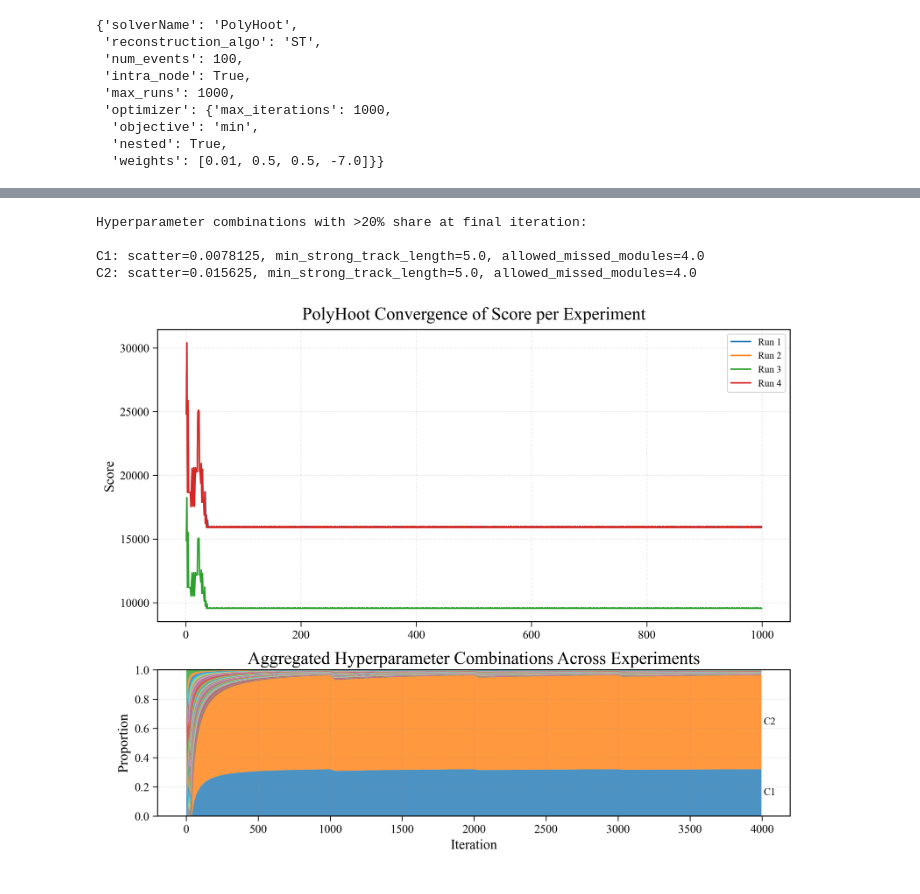
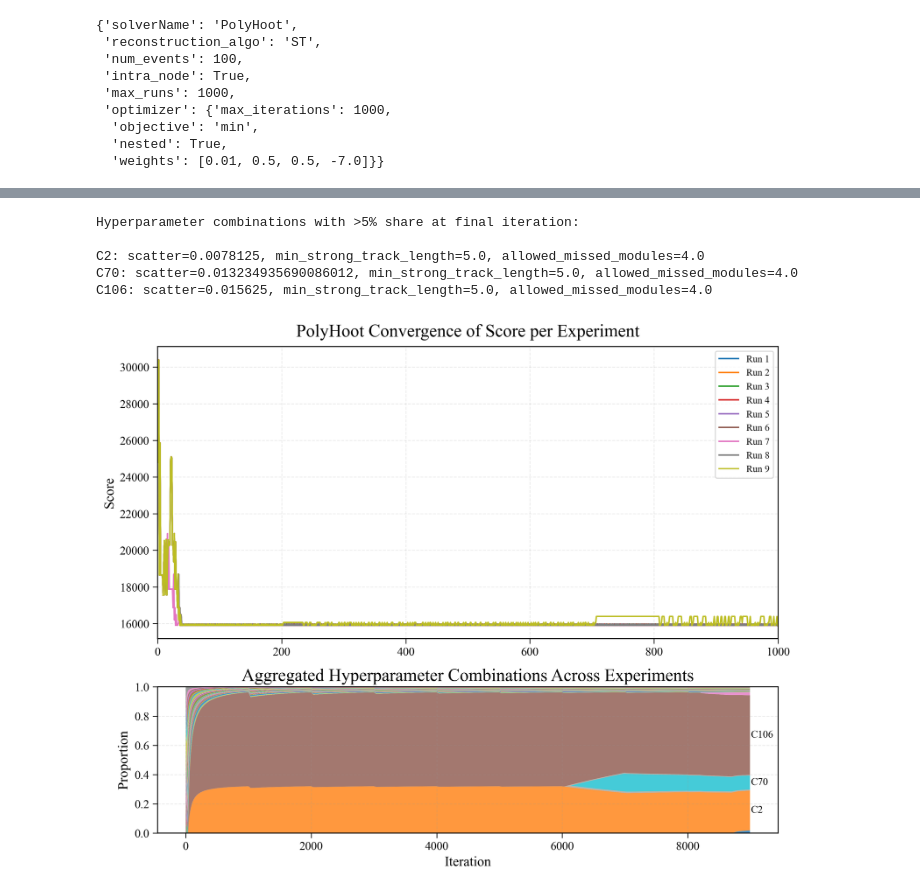
Before and after one commit to SvenHockers/velopix_tracking, a Jupyter notebook: results/ResultStability.ipynb, the cells around one changed output, grey strips where cells are left out. Drawn from its saved outputs; the diff is of its cells as text; code cells hidden in the pictures.

Commit message:
Additional Results

```diff
--- a/results/ResultStability.ipynb
+++ b/results/ResultStability.ipynb
@@ -254,7 +255,8 @@ def plot_multiple(
     linewidth=1.5,
     title="Score Convergence per Experiment",
     title_panel="Aggregate Hyperparameter Combinations",
-    annotate_threshold=0.2
+    annotate_threshold=0.2,
+    xlim=1000
 ):
     import matplotlib.pyplot as plt
     import numpy as np
@@ -309,6 +311,7 @@ def plot_multiple(
     ax1.set_title(title, pad=10)
     ax1.set_ylabel("Score")
     ax1.legend(labels=labels, loc='best', fontsize=label_fontsize * 0.7)
+    ax1.set_xlim(0, xlim)
     ax1.grid(True)
 
     # === BOTTOM PANEL: Aggregate combo proportions
@@ -373,19 +376,40 @@ file_name = "result_PolyHoot_ST_1_0b334e11-2d73-48cf-a880-c445b415abd3.jsonl"
 file_name1 = "result_PolyHoot_ST_1_1a375432-5c13-4b1c-82b2-49317b32a699.jsonl"
 file_name2 = "result_PolyHoot_ST_1_151fc9ea-d6e7-464d-a78a-a46a475eb3f1.jsonl"
 file_name3 = "result_PolyHoot_ST_1_dc6a9e2d-d305-4f5f-884b-3ed725501e3c.jsonl"
+file_name4 = "result_PolyHoot_ST_custom1.jsonl"
+file_name5 = "result_PolyHoot_ST_custom2.jsonl"
+file_name6 = "result_PolyHoot_ST_custom3.jsonl"
+file_name7 = "result_PolyHoot_ST_custom4.jsonl"
+file_name8 = "result_PolyHoot_ST_custom5.jsonl"
+file_name9 = "result_PolyHoot_ST_custom6.jsonl"
 df0 = parse_results(path + file_name)
 df1 = parse_results(path + file_name1)
 df2 = parse_results(path + file_name2)
 df3 = parse_results(path + file_name3)
+df4 = parse_results(path + file_name4)
+df5 = parse_results(path + file_name5)
+df6 = parse_results(path + file_name6)
+df7 = parse_results(path + file_name7)
+df8 = parse_results(path + file_name8)
+df9 = parse_results(path + file_name9)
 
 # Assign config to each DataFrameåß
 df0["config"] = file_name
 df1["config"] = file_name1
 df2["config"] = file_name2
 df3["config"] = file_name3
+df4["config"] = file_name4
+df5["config"] = file_name5
+df6["config"] = file_name6
+df7["config"] = file_name7
+df8["config"] = file_name8
+df9["config"] = file_name9
 
 # Merge all DataFrames into one
-df_full = pd.concat([df0, df1, df2, df3], ignore_index=True)
+original = [df0, df1, df2, df3, df4, df5, df6, df7, df8, df9]
+rm = [df0, df1, df3, df4, df5, df6, df7, df8, df9]
+modified = [df0, df2, df3, df7, df8, df9]
+df_full = pd.concat(rm, ignore_index=True)
 df_full.head()
 # %% [output]
 |  | id | score | total_ghosts | overall_ghost_rate | event_avg_ghost_rate | clone_percentage | ... |
@@ -397,14 +421,17 @@ df_full.head()
 # %%
 plot_multiple(
     full_df=df_full.dropna(),
     hyperparam_names=['scatter', 'min_strong_track_length', 'allowed_missed_modules'],
     config_col='config',
     title="PolyHoot Convergence of Score per Experiment",
-    title_panel="Aggregated Hyperparameter Combinations Across Experiments"
+    title_panel="Aggregated Hyperparameter Combinations Across Experiments",
+    xlim=1000,
+    annotate_threshold=0.05
 )
 # %% [output]
-Hyperparameter combinations with >20% share at final iteration:
+Hyperparameter combinations with >5% share at final iteration:
 
-C1: scatter=0.0078125, min_strong_track_length=5.0, allowed_missed_modules=4.0
-C2: scatter=0.015625, min_strong_track_length=5.0, allowed_missed_modules=4.0
+C2: scatter=0.0078125, min_strong_track_length=5.0, allowed_missed_modules=4.0
+C70: scatter=0.013234935690086012, min_strong_track_length=5.0, allowed_missed_modules=4.0
+C106: scatter=0.015625, min_strong_track_length=5.0, allowed_missed_modules=4.0
-[figure, old version]
+[figure, new version]
```
Also changed, not shown: parts of 2 cells of this notebook, 15 other files.
